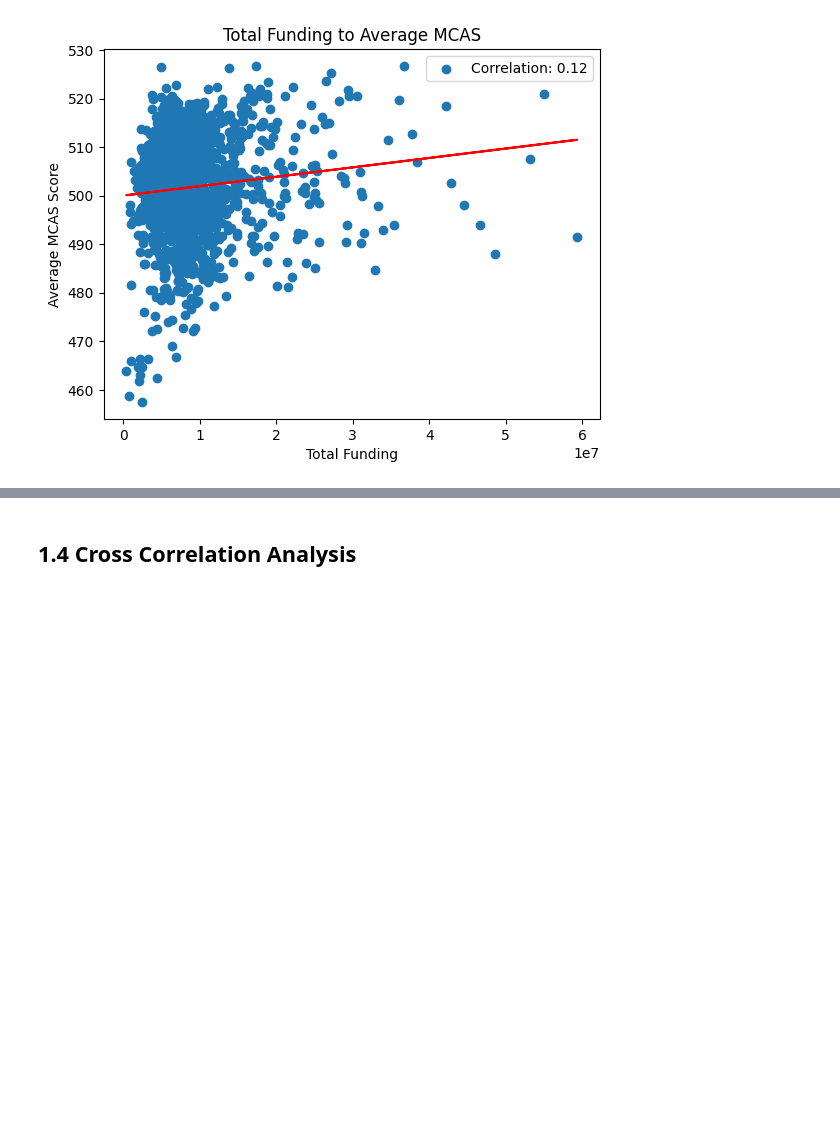
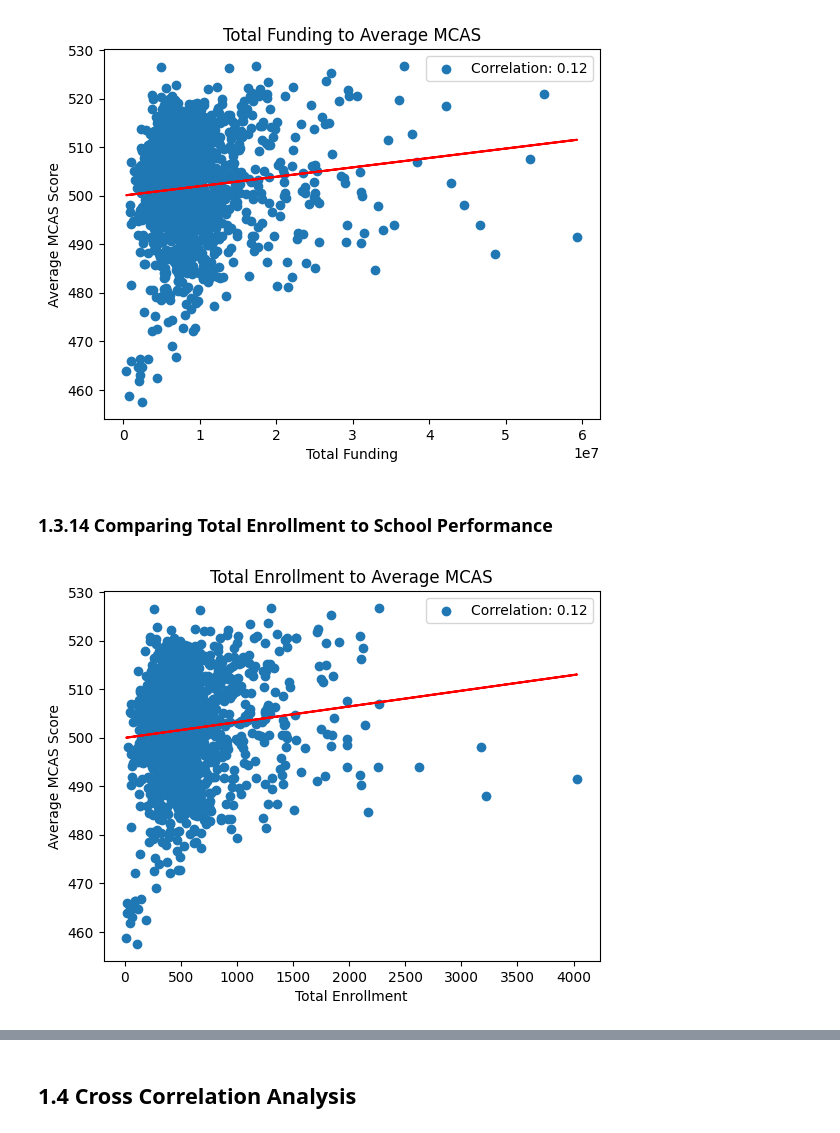
Before and after one commit to alexcraig043/qss-20-final-project, a Jupyter notebook: src/code/01_data_exploration.ipynb, the cells around one changed output, grey strips where cells are left out. Cells and saved outputs as stored; diff of their text form; code cells hidden in the pictures; blank space fills up the shorter version.

```diff
--- a/src/code/01_data_exploration.ipynb
+++ b/src/code/01_data_exploration.ipynb
@@ -155,3 +155,9 @@ make_scatter_plot(x = 'schoolfed_raw_MA', title = "Total Federal Funding to Aver
 make_scatter_plot(x = 'schooltot_raw_MA', title = "Total Funding to Average MCAS", x_label = "Total Funding")
 # %% [output]
 [figure]
+# %% [markdown]
+### 1.3.14 Comparing Total Enrollment to School Performance
+# %%
+make_scatter_plot(x = 'ncesenroll', title = "Total Enrollment to Average MCAS", x_label = "Total Enrollment")
+# %% [output]
+[figure, added]
```
Also changed, not shown: parts of 5 cells of this notebook, 3 other files.
